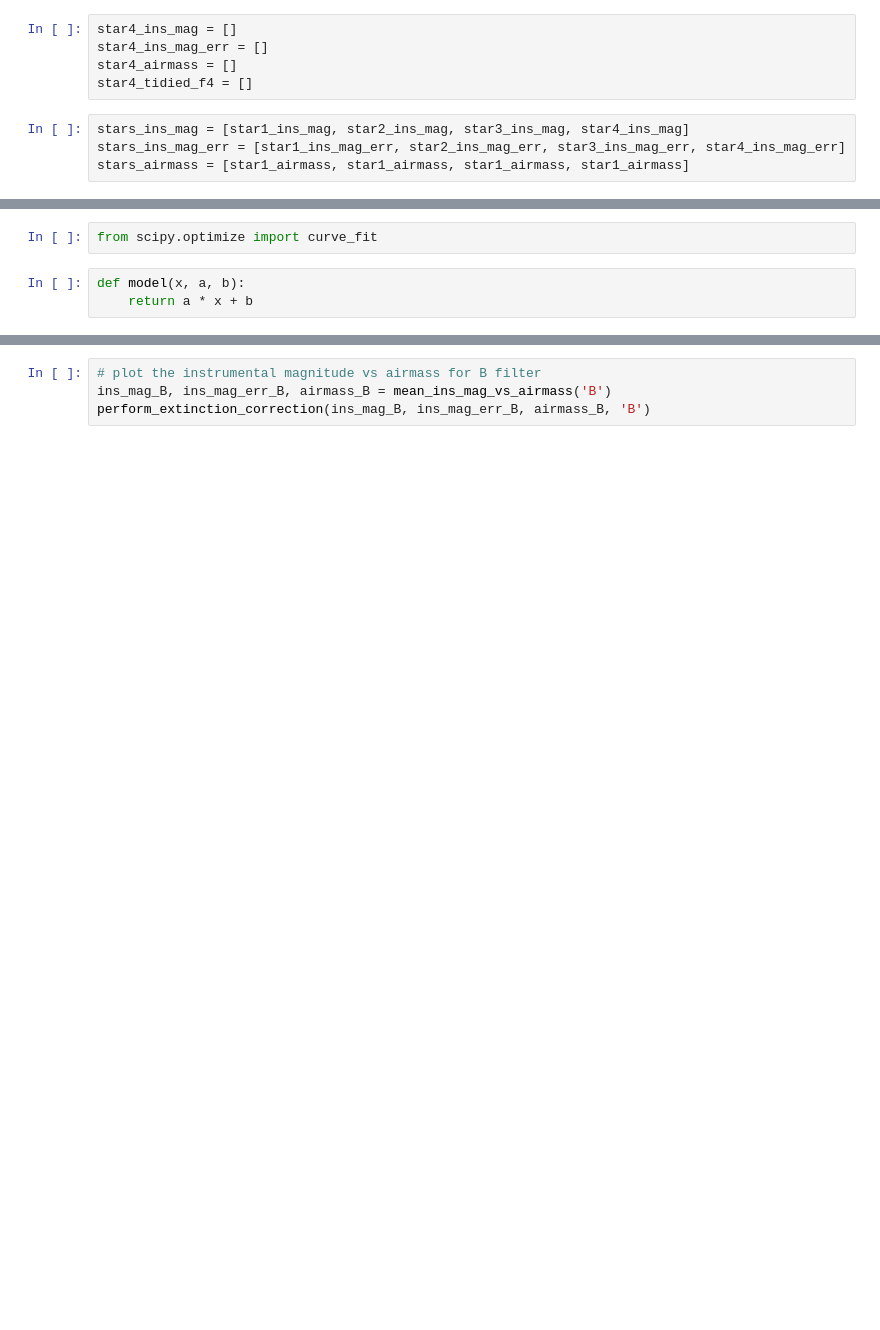
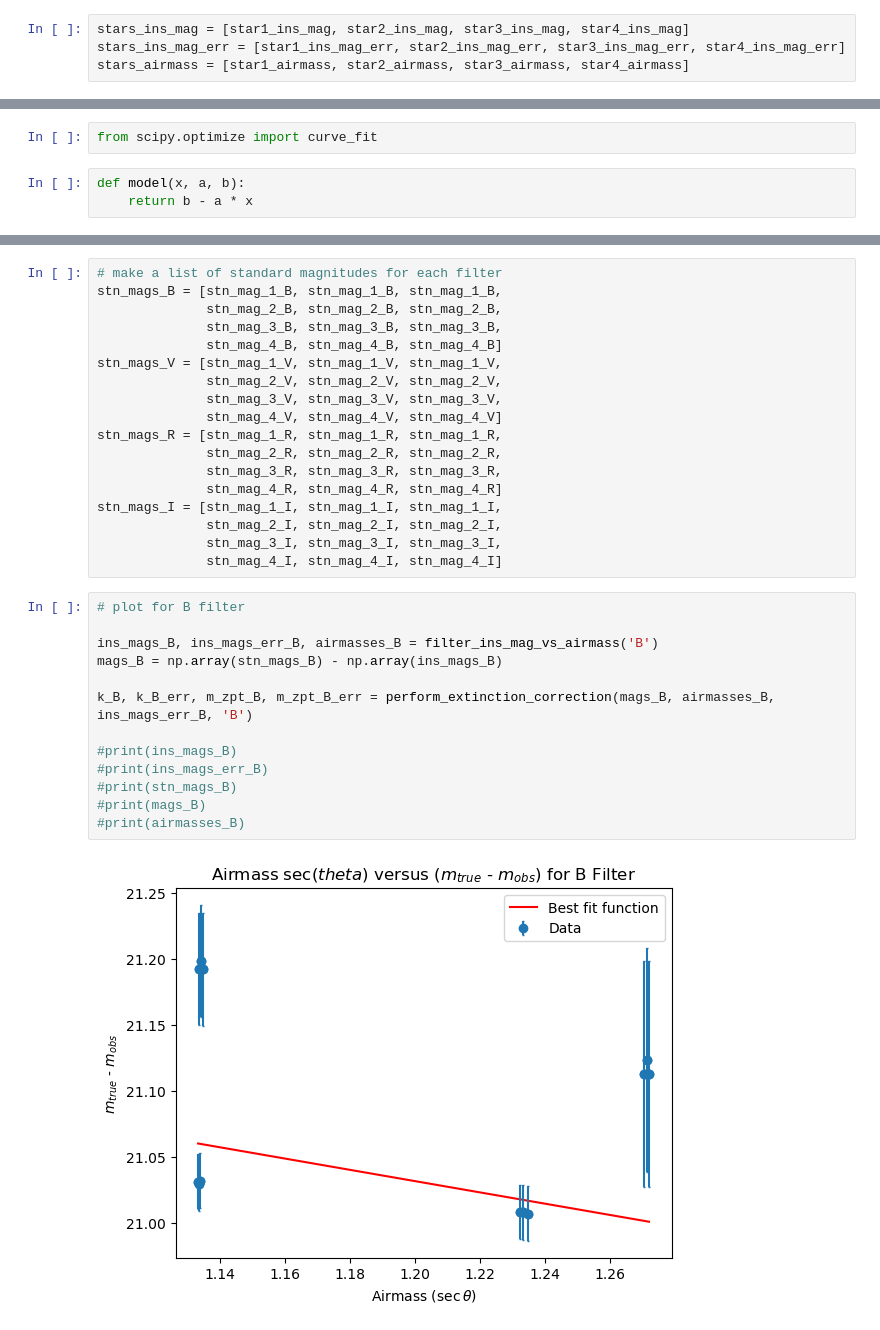
Before and after one commit to siddhantpujni/exoplanets_TGP, a Jupyter notebook: standard_stars.ipynb, the cells around one changed output, grey strips where cells are left out. Saved outputs shown, nothing was run; the diff lists cells and outputs as text; blank space fills up the shorter version.

Commit message:
Extinction coefficient and final calibrated magnitudes for WASP135b

```diff
--- a/standard_stars.ipynb
+++ b/standard_stars.ipynb
@@ -468,12 +554,7 @@ for f in target_files:
-# %%
-star4_ins_mag = []
-star4_ins_mag_err = []
-star4_airmass = []
-star4_tidied_f4 = []
 # %%
 stars_ins_mag = [star1_ins_mag, star2_ins_mag, star3_ins_mag, star4_ins_mag]
 stars_ins_mag_err = [star1_ins_mag_err, star2_ins_mag_err, star3_ins_mag_err, star4_ins_mag_err]
-stars_airmass = [star1_airmass, star1_airmass, star1_airmass, star1_airmass]
+stars_airmass = [star1_airmass, star2_airmass, star3_airmass, star4_airmass]
 # %%
 # write a function to calculate the mean instrumental magnitude of a filter for all stars vs airmass
 def mean_ins_mag_vs_airmass(filter):
@@ -518,6 +637,6 @@ def mean_ins_mag_vs_airmass(filter):
 from scipy.optimize import curve_fit
 # %%
 def model(x, a, b):
-    return a * x + b
+    return b - a * x
 # %%
 def perform_extinction_correction(magnitudes, airmasses, magnitude_errors, filter_name):
@@ -568,4 +713,33 @@ def perform_extinction_correction(magnitudes, airmasses, magnitude_errors, filte
+# %%
+# make a list of standard magnitudes for each filter
+stn_mags_B = [stn_mag_1_B, stn_mag_1_B, stn_mag_1_B,
+              stn_mag_2_B, stn_mag_2_B, stn_mag_2_B,
+              stn_mag_3_B, stn_mag_3_B, stn_mag_3_B,
+              stn_mag_4_B, stn_mag_4_B, stn_mag_4_B]
+stn_mags_V = [stn_mag_1_V, stn_mag_1_V, stn_mag_1_V,
+              stn_mag_2_V, stn_mag_2_V, stn_mag_2_V,
+              stn_mag_3_V, stn_mag_3_V, stn_mag_3_V,
+              stn_mag_4_V, stn_mag_4_V, stn_mag_4_V]
+stn_mags_R = [stn_mag_1_R, stn_mag_1_R, stn_mag_1_R,
+              stn_mag_2_R, stn_mag_2_R, stn_mag_2_R,
+              stn_mag_3_R, stn_mag_3_R, stn_mag_3_R,
+              stn_mag_4_R, stn_mag_4_R, stn_mag_4_R]
+stn_mags_I = [stn_mag_1_I, stn_mag_1_I, stn_mag_1_I,
+              stn_mag_2_I, stn_mag_2_I, stn_mag_2_I,
+              stn_mag_3_I, stn_mag_3_I, stn_mag_3_I,
+              stn_mag_4_I, stn_mag_4_I, stn_mag_4_I]
 # %%
-# plot the instrumental magnitude vs airmass for B filter
-ins_mag_B, ins_mag_err_B, airmass_B = mean_ins_mag_vs_airmass('B')
-perform_extinction_correction(ins_mag_B, ins_mag_err_B, airmass_B, 'B')
+# plot for B filter
+
+ins_mags_B, ins_mags_err_B, airmasses_B = filter_ins_mag_vs_airmass('B')
+mags_B = np.array(stn_mags_B) - np.array(ins_mags_B)
+
+k_B, k_B_err, m_zpt_B, m_zpt_B_err = perform_extinction_correction(mags_B, airmasses_B, ins_mags_err_B, 'B')
+
+#print(ins_mags_B)
+#print(ins_mags_err_B)
+#print(stn_mags_B)
+#print(mags_B)
+#print(airmasses_B)
+# %% [output]
+[figure, added]
```
Also changed, not shown: parts of 30 cells of this notebook.
